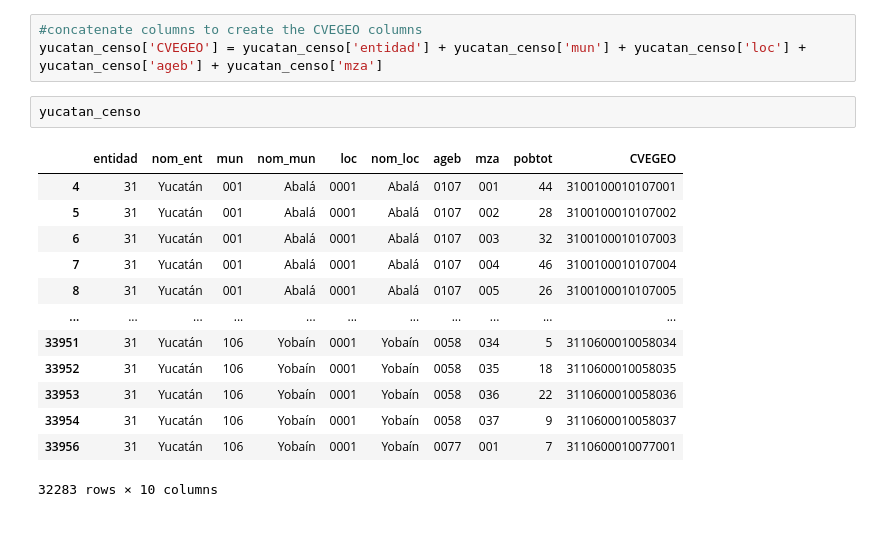
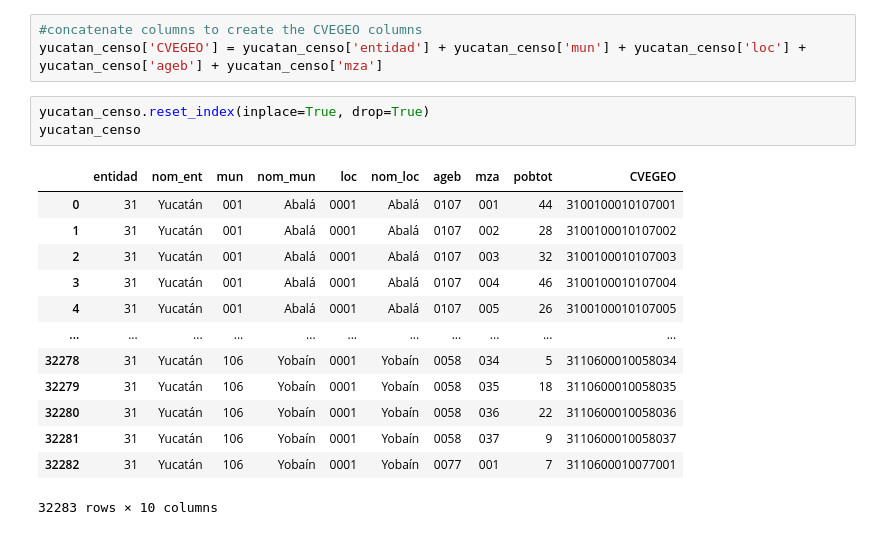
Before and after one commit to gperaza/road-network, a Jupyter notebook: notebooks/working with geodataframes.ipynb, the cells around one changed output. Cells and saved outputs as stored; diff of their text form.

```diff
--- a/notebooks/working with geodataframes.ipynb
+++ b/notebooks/working with geodataframes.ipynb
@@ -408,19 +401,20 @@ yucatan_censo['mza'] = yucatan_censo['mza'].astype('str')
 # %%
 #concatenate columns to create the CVEGEO columns
 yucatan_censo['CVEGEO'] = yucatan_censo['entidad'] + yucatan_censo['mun'] + yucatan_censo['loc'] + yucatan_censo['ageb'] + yucatan_censo['mza']
-# %%
-yucatan_censo
-# %% [output]
-|  | entidad | nom_ent | mun | nom_mun | loc | nom_loc | ageb | mza | pobtot | CVEGEO |
-| 4 | 31 | Yucatán | 001 | Abalá | 0001 | Abalá | 0107 | 001 | 44 | 3100100010107001 |
-| 5 | 31 | Yucatán | 001 | Abalá | 0001 | Abalá | 0107 | 002 | 28 | 3100100010107002 |
-| 6 | 31 | Yucatán | 001 | Abalá | 0001 | Abalá | 0107 | 003 | 32 | 3100100010107003 |
-| 7 | 31 | Yucatán | 001 | Abalá | 0001 | Abalá | 0107 | 004 | 46 | 3100100010107004 |
-| 8 | 31 | Yucatán | 001 | Abalá | 0001 | Abalá | 0107 | 005 | 26 | 3100100010107005 |
-| ... | ... | ... | ... | ... | ... | ... | ... | ... | ... | ... |
-| 33951 | 31 | Yucatán | 106 | Yobaín | 0001 | Yobaín | 0058 | 034 | 5 | 3110600010058034 |
-| 33952 | 31 | Yucatán | 106 | Yobaín | 0001 | Yobaín | 0058 | 035 | 18 | 3110600010058035 |
-| 33953 | 31 | Yucatán | 106 | Yobaín | 0001 | Yobaín | 0058 | 036 | 22 | 3110600010058036 |
-| 33954 | 31 | Yucatán | 106 | Yobaín | 0001 | Yobaín | 0058 | 037 | 9 | 3110600010058037 |
-| 33956 | 31 | Yucatán | 106 | Yobaín | 0001 | Yobaín | 0077 | 001 | 7 | 3110600010077001 |
-32283 rows × 10 columns
+# %%
+yucatan_censo.reset_index(inplace=True, drop=True)
+yucatan_censo
+# %% [output]
+|  | entidad | nom_ent | mun | nom_mun | loc | nom_loc | ageb | mza | pobtot | CVEGEO |
+| 0 | 31 | Yucatán | 001 | Abalá | 0001 | Abalá | 0107 | 001 | 44 | 3100100010107001 |
+| 1 | 31 | Yucatán | 001 | Abalá | 0001 | Abalá | 0107 | 002 | 28 | 3100100010107002 |
+| 2 | 31 | Yucatán | 001 | Abalá | 0001 | Abalá | 0107 | 003 | 32 | 3100100010107003 |
+| 3 | 31 | Yucatán | 001 | Abalá | 0001 | Abalá | 0107 | 004 | 46 | 3100100010107004 |
+| 4 | 31 | Yucatán | 001 | Abalá | 0001 | Abalá | 0107 | 005 | 26 | 3100100010107005 |
+| ... | ... | ... | ... | ... | ... | ... | ... | ... | ... | ... |
+| 32278 | 31 | Yucatán | 106 | Yobaín | 0001 | Yobaín | 0058 | 034 | 5 | 3110600010058034 |
+| 32279 | 31 | Yucatán | 106 | Yobaín | 0001 | Yobaín | 0058 | 035 | 18 | 3110600010058035 |
+| 32280 | 31 | Yucatán | 106 | Yobaín | 0001 | Yobaín | 0058 | 036 | 22 | 3110600010058036 |
+| 32281 | 31 | Yucatán | 106 | Yobaín | 0001 | Yobaín | 0058 | 037 | 9 | 3110600010058037 |
+| 32282 | 31 | Yucatán | 106 | Yobaín | 0001 | Yobaín | 0077 | 001 | 7 | 3110600010077001 |
+32283 rows × 10 columns
```
Also changed, not shown: parts of 7 cells of this notebook.
